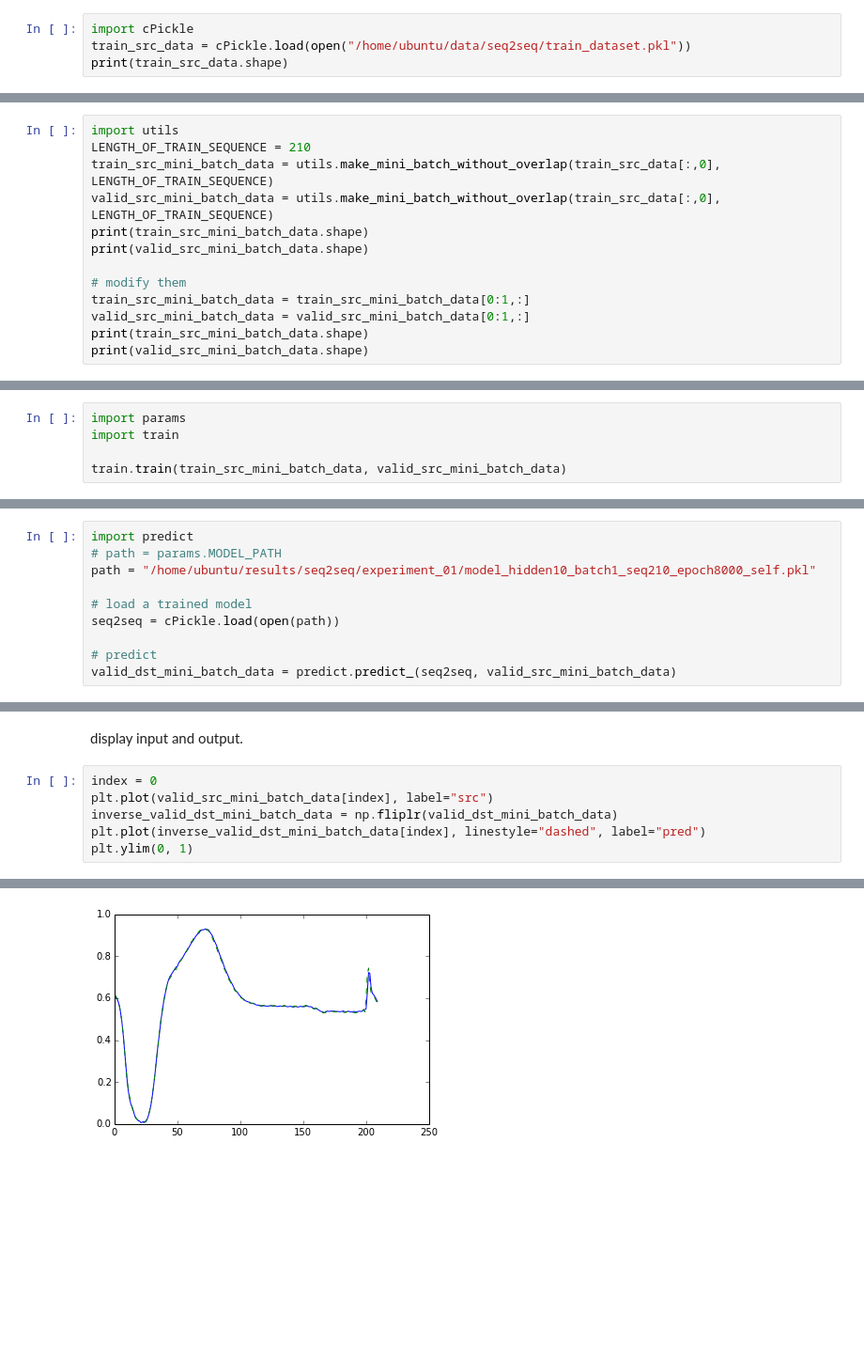
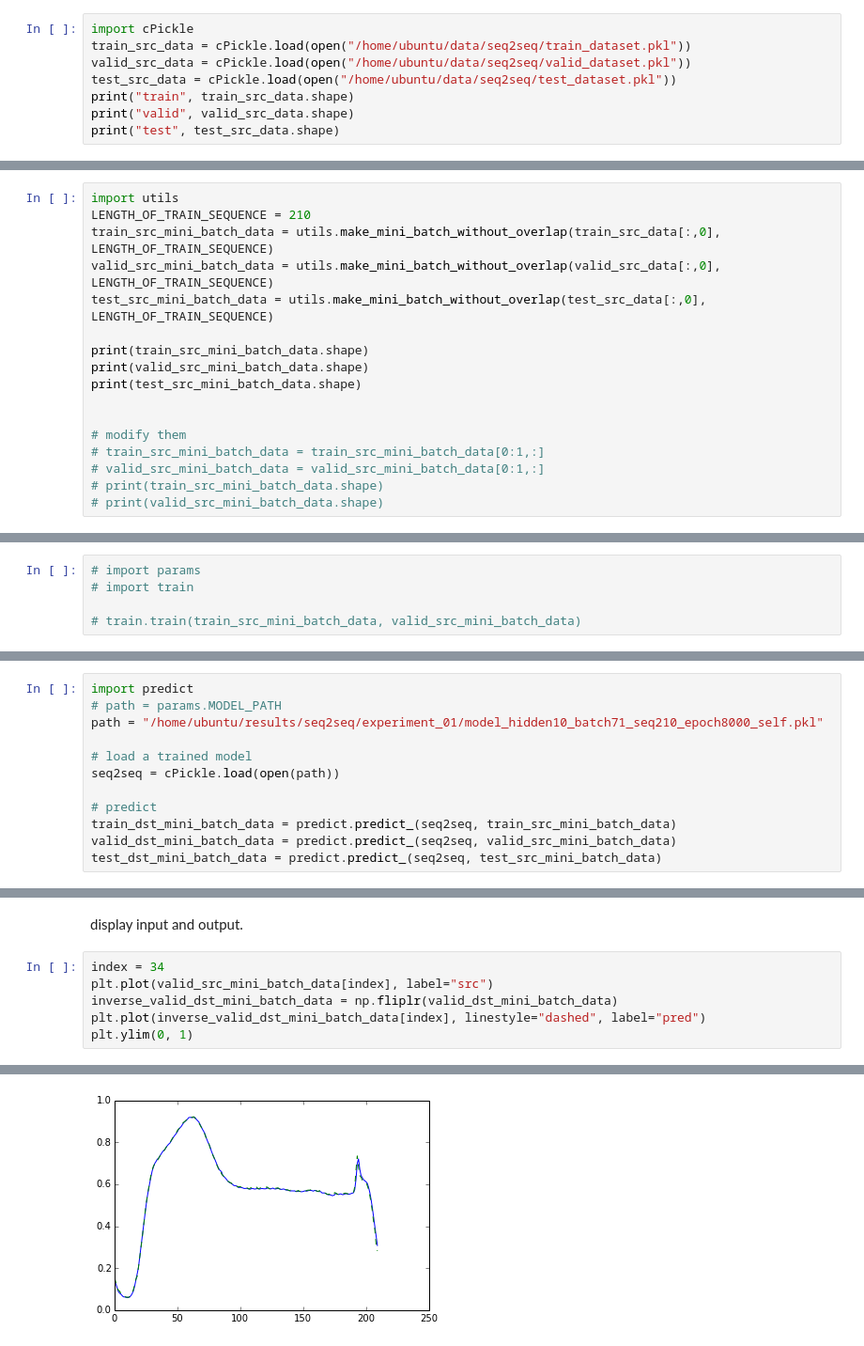
Before and after one commit to afcarl/chainer_seq2seq, a Jupyter notebook: experiment_01.ipynb, the cells around one changed output, grey strips where cells are left out. Shown at 94% size. Saved outputs shown, nothing was run; the diff lists cells and outputs as text; blank space fills up the shorter version.

```diff
--- a/experiment_01.ipynb
+++ b/experiment_01.ipynb
@@ -6,5 +6,9 @@ load data
 # %%
 import cPickle
 train_src_data = cPickle.load(open("/home/ubuntu/data/seq2seq/train_dataset.pkl"))
-print(train_src_data.shape)
+valid_src_data = cPickle.load(open("/home/ubuntu/data/seq2seq/valid_dataset.pkl"))
+test_src_data = cPickle.load(open("/home/ubuntu/data/seq2seq/test_dataset.pkl"))
+print("train", train_src_data.shape)
+print("valid", valid_src_data.shape)
+print("test", test_src_data.shape)
 # %% [output]
@@ -21,15 +27,19 @@ make a set of mini batches
 import utils
 LENGTH_OF_TRAIN_SEQUENCE = 210
 train_src_mini_batch_data = utils.make_mini_batch_without_overlap(train_src_data[:,0], LENGTH_OF_TRAIN_SEQUENCE)
-valid_src_mini_batch_data = utils.make_mini_batch_without_overlap(train_src_data[:,0], LENGTH_OF_TRAIN_SEQUENCE)
+valid_src_mini_batch_data = utils.make_mini_batch_without_overlap(valid_src_data[:,0], LENGTH_OF_TRAIN_SEQUENCE)
+test_src_mini_batch_data = utils.make_mini_batch_without_overlap(test_src_data[:,0], LENGTH_OF_TRAIN_SEQUENCE)
+
 print(train_src_mini_batch_data.shape)
 print(valid_src_mini_batch_data.shape)
+print(test_src_mini_batch_data.shape)
+
 
 # modify them
-train_src_mini_batch_data = train_src_mini_batch_data[0:1,:]
-valid_src_mini_batch_data = valid_src_mini_batch_data[0:1,:]
-print(train_src_mini_batch_data.shape)
-print(valid_src_mini_batch_data.shape)
+# train_src_mini_batch_data = train_src_mini_batch_data[0:1,:]
+# valid_src_mini_batch_data = valid_src_mini_batch_data[0:1,:]
+# print(train_src_mini_batch_data.shape)
+# print(valid_src_mini_batch_data.shape)
 # %% [output]
 (71, 210)
 (71, 210)
@@ -40,10 +49,10 @@ train a model.
 # %% [markdown]
 create a new model.
 # %%
-import params
-import train
+# import params
+# import train
 
-train.train(train_src_mini_batch_data, valid_src_mini_batch_data)
+# train.train(train_src_mini_batch_data, valid_src_mini_batch_data)
 # %% [markdown]
 use the pretrained model.
 # %%
@@ -96,10 +105,12 @@ predict a sequence.
 # %%
 import predict
 # path = params.MODEL_PATH
-path = "/home/ubuntu/results/seq2seq/experiment_01/model_hidden10_batch1_seq210_epoch8000_self.pkl"
+path = "/home/ubuntu/results/seq2seq/experiment_01/model_hidden10_batch71_seq210_epoch8000_self.pkl"
 
 # load a trained model
 seq2seq = cPickle.load(open(path))
 
 # predict
+train_dst_mini_batch_data = predict.predict_(seq2seq, train_src_mini_batch_data)
 valid_dst_mini_batch_data = predict.predict_(seq2seq, valid_src_mini_batch_data)
+test_dst_mini_batch_data = predict.predict_(seq2seq, test_src_mini_batch_data)
@@ -106,11 +179,11 @@ valid_dst_mini_batch_data = predict.predict_(seq2seq, valid_src_mini_batch_data)
 # %% [markdown]
 display input and output.
 # %%
-index = 0
+index = 34
 plt.plot(valid_src_mini_batch_data[index], label="src")
 inverse_valid_dst_mini_batch_data = np.fliplr(valid_dst_mini_batch_data)
 plt.plot(inverse_valid_dst_mini_batch_data[index], linestyle="dashed", label="pred")
 plt.ylim(0, 1)
 # %% [output]
 (0, 1)
-[figure, old version]
+[figure, new version]
```
Also changed, not shown: parts of 18 cells of this notebook.
